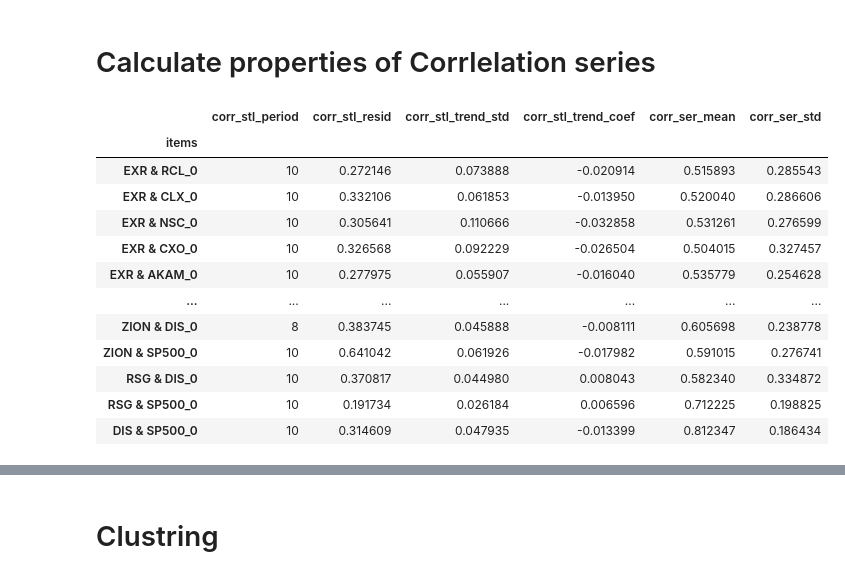
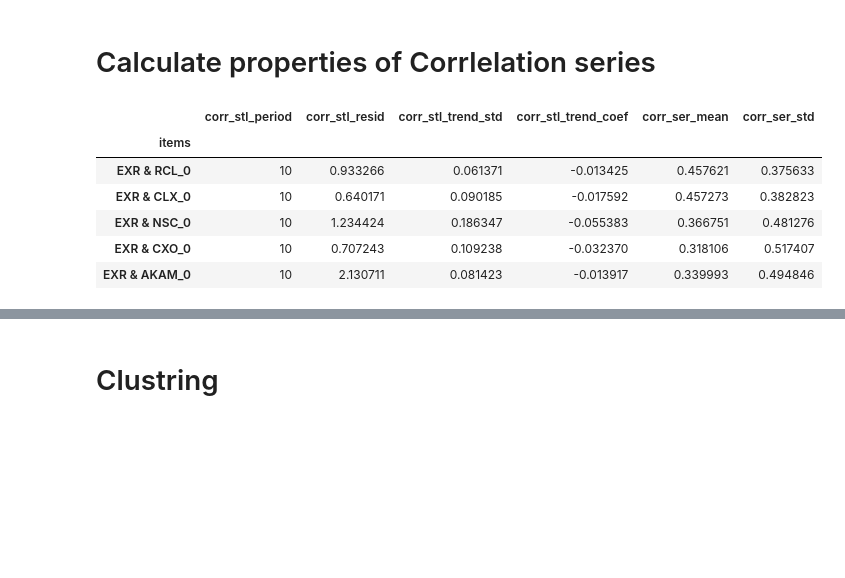
Before and after one commit to theabc50111/ARIMA-LSTM-hybrid-corrcoef-predict, a Jupyter notebook: exploration_raw_data/correlation_data_etl.ipynb, the cells around one changed output, grey strips where cells are left out. Drawn from its saved outputs; the diff is of its cells as text; code cells hidden in the pictures; blank space fills up the shorter version.

```diff
--- a/exploration_raw_data/correlation_data_etl.ipynb
+++ b/exploration_raw_data/correlation_data_etl.ipynb
@@ -70,5 +70,5 @@ etl_items_setting = "-etl_all"  # -etl_train|-etl_all
 # data split period setting, only suit for only settings of Korean paper
 data_split_setting = "-data_sp_test2"
 # Decide how to calculate corr_ser
-corr_ser_clac_method = "corr_ser_calc_abs" # corr_ser_calc_regular|corr_ser_calc_abs
+corr_ser_clac_method = "corr_ser_calc_regular" # corr_ser_calc_regular|corr_ser_calc_abs
 # %% [output]
@@ -140,25 +140,19 @@ time: 649 ms (started: 2022-11-24 09:16:00 +00:00)
 # %%
 # stl_decompn(corr_datasets[0].iloc[0,::], overview=True)
 if corr_ser_clac_method == "corr_ser_calc_regular":
     corr_property_df_path = res_dir/f"{output_file_name}{data_split_setting}-corr_series_property.csv"
     corr_property_df = calc_corr_ser_property(corr_dataset=corr_dataset, corr_property_df_path=corr_property_df_path)
 elif corr_ser_clac_method == "corr_ser_calc_abs":
     # calculate corr_property_df with abs(corr_dataset)
     corr_property_df_path = res_dir/f"{output_file_name}{data_split_setting}-corr_series_abs_property.csv"
     corr_property_df = calc_corr_ser_property(corr_dataset=corr_dataset.abs(), corr_property_df_path=corr_property_df_path)
 
-display(corr_property_df)
+display(corr_property_df.head())
 # %% [output]
 |  | corr_stl_period | corr_stl_resid | corr_stl_trend_std | corr_stl_trend_coef | corr_ser_mean | corr_ser_std |
 | items |  |  |  |  |  |  |
-| EXR & RCL_0 | 10 | 0.272146 | 0.073888 | -0.020914 | 0.515893 | 0.285543 |
-| EXR & CLX_0 | 10 | 0.332106 | 0.061853 | -0.013950 | 0.520040 | 0.286606 |
-| EXR & NSC_0 | 10 | 0.305641 | 0.110666 | -0.032858 | 0.531261 | 0.276599 |
-| EXR & CXO_0 | 10 | 0.326568 | 0.092229 | -0.026504 | 0.504015 | 0.327457 |
-| EXR & AKAM_0 | 10 | 0.277975 | 0.055907 | -0.016040 | 0.535779 | 0.254628 |
-| ... | ... | ... | ... | ... | ... | ... |
-| ZION & DIS_0 | 8 | 0.383745 | 0.045888 | -0.008111 | 0.605698 | 0.238778 |
-| ZION & SP500_0 | 10 | 0.641042 | 0.061926 | -0.017982 | 0.591015 | 0.276741 |
-| RSG & DIS_0 | 10 | 0.370817 | 0.044980 | 0.008043 | 0.582340 | 0.334872 |
-| RSG & SP500_0 | 10 | 0.191734 | 0.026184 | 0.006596 | 0.712225 | 0.198825 |
-| DIS & SP500_0 | 10 | 0.314609 | 0.047935 | -0.013399 | 0.812347 | 0.186434 |
+| EXR & RCL_0 | 10 | 0.933266 | 0.061371 | -0.013425 | 0.457621 | 0.375633 |
+| EXR & CLX_0 | 10 | 0.640171 | 0.090185 | -0.017592 | 0.457273 | 0.382823 |
+| EXR & NSC_0 | 10 | 1.234424 | 0.186347 | -0.055383 | 0.366751 | 0.481276 |
+| EXR & CXO_0 | 10 | 0.707243 | 0.109238 | -0.032370 | 0.318106 | 0.517407 |
+| EXR & AKAM_0 | 10 | 2.130711 | 0.081423 | -0.013917 | 0.339993 | 0.494846 |
```
Also changed, not shown: parts of 10 cells of this notebook.
